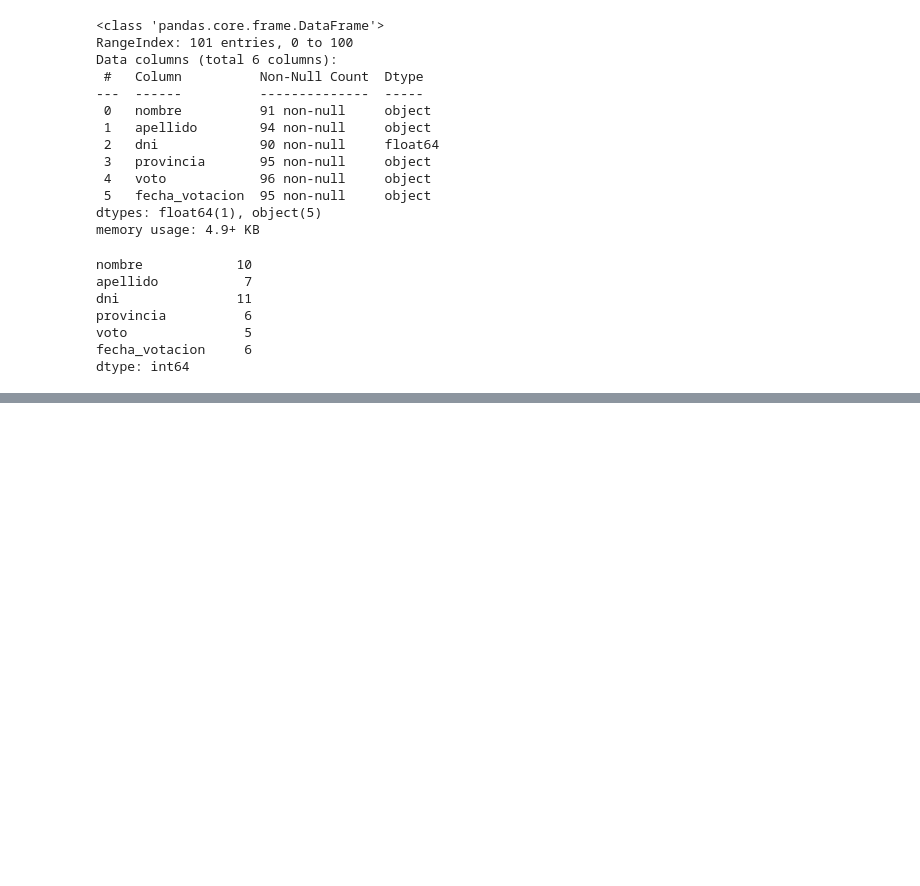
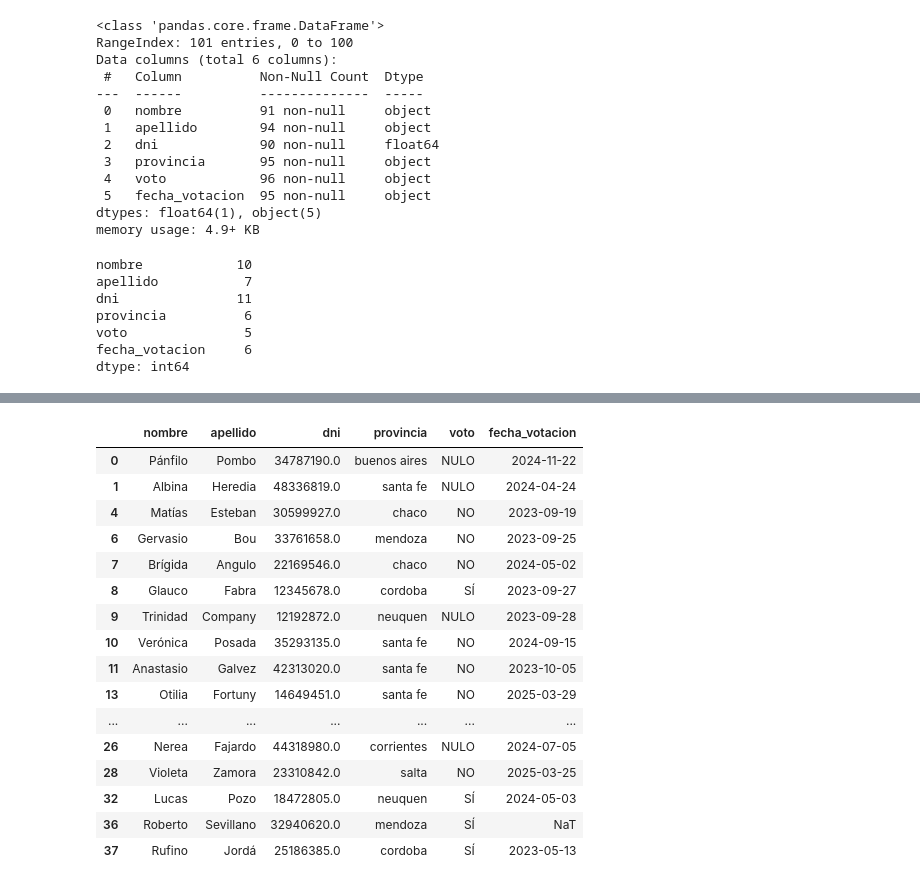
Before and after one commit to nazaquino98/parcial1_tlp3_nazarena_aquino, a Jupyter notebook: main (4).ipynb, the cells around one changed output, grey strips where cells are left out. Cells and saved outputs as stored; diff of their text form; code cells hidden in the pictures; blank space fills up the shorter version.

```diff
--- a/main (4).ipynb
+++ b/main (4).ipynb
@@ -123,0 +198,2 @@ dtype: int64
+# %%
+df["fecha_votacion"] = pd.to_datetime(df["fecha_votacion"], errors="coerce")
@@ -123,0 +210,3 @@ dtype: int64
+# %%
+df["nombre"] = df["nombre"].astype(str).str.title().str.strip()
+df["apellido"] = df["apellido"].astype(str).str.title().str.strip()
@@ -123,0 +222,22 @@ dtype: int64
+# %%
+df["voto"] = df["voto"].str.upper().str.strip()
+# %%
+df.head(20)
+# %% [output]
+|  | nombre | apellido | dni | provincia | voto | fecha_votacion |
+| 0 | Pánfilo | Pombo | 34787190.0 | buenos aires | NULO | 2024-11-22 |
+| 1 | Albina | Heredia | 48336819.0 | santa fe | NULO | 2024-04-24 |
+| 4 | Matías | Esteban | 30599927.0 | chaco | NO | 2023-09-19 |
+| 6 | Gervasio | Bou | 33761658.0 | mendoza | NO | 2023-09-25 |
+| 7 | Brígida | Angulo | 22169546.0 | chaco | NO | 2024-05-02 |
+| 8 | Glauco | Fabra | 12345678.0 | cordoba | SÍ | 2023-09-27 |
+| 9 | Trinidad | Company | 12192872.0 | neuquen | NULO | 2023-09-28 |
+| 10 | Verónica | Posada | 35293135.0 | santa fe | NO | 2024-09-15 |
+| 11 | Anastasio | Galvez | 42313020.0 | santa fe | NO | 2023-10-05 |
+| 13 | Otilia | Fortuny | 14649451.0 | santa fe | NO | 2025-03-29 |
+| ... | ... | ... | ... | ... | ... | ... |
+| 26 | Nerea | Fajardo | 44318980.0 | corrientes | NULO | 2024-07-05 |
+| 28 | Violeta | Zamora | 23310842.0 | salta | NO | 2025-03-25 |
+| 32 | Lucas | Pozo | 18472805.0 | neuquen | SÍ | 2024-05-03 |
+| 36 | Roberto | Sevillano | 32940620.0 | mendoza | SÍ | NaT |
+| 37 | Rufino | Jordá | 25186385.0 | cordoba | SÍ | 2023-05-13 |
```
Also changed, not shown: parts of 15 cells of this notebook.
